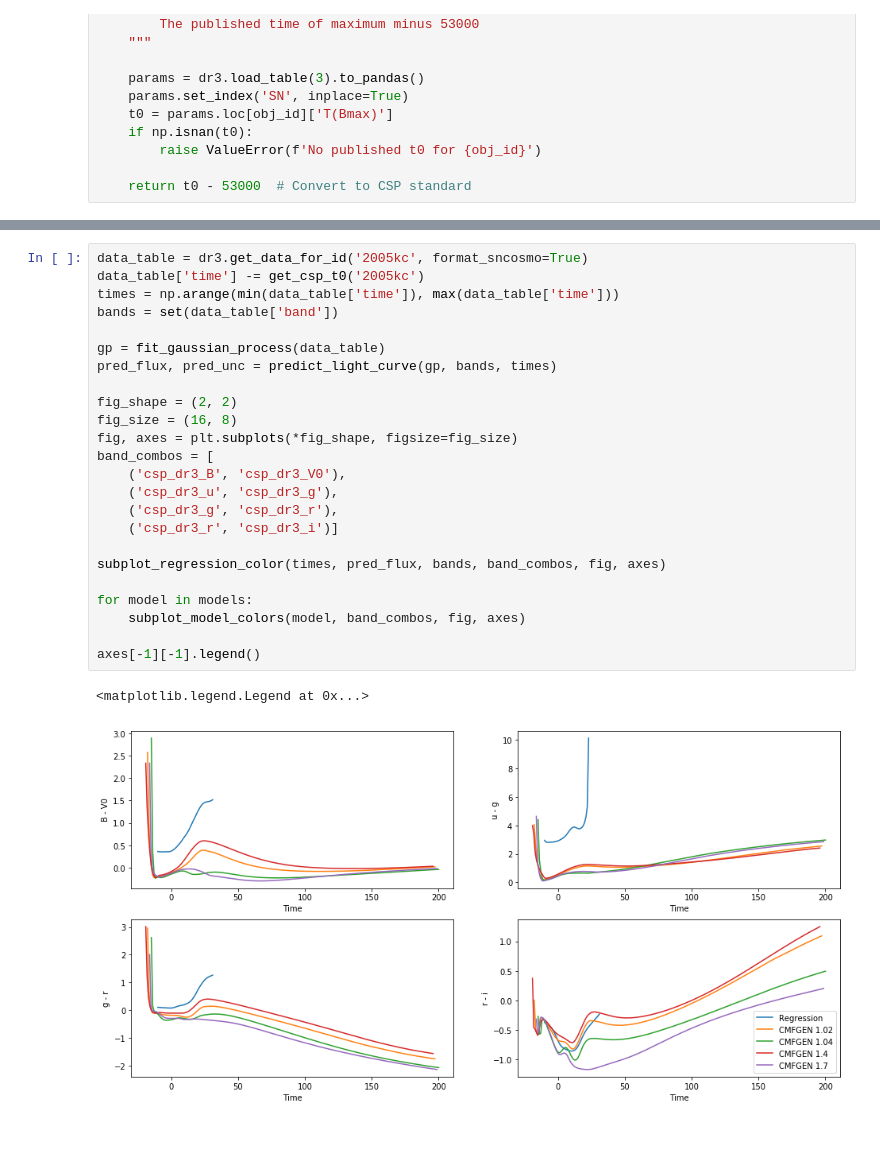
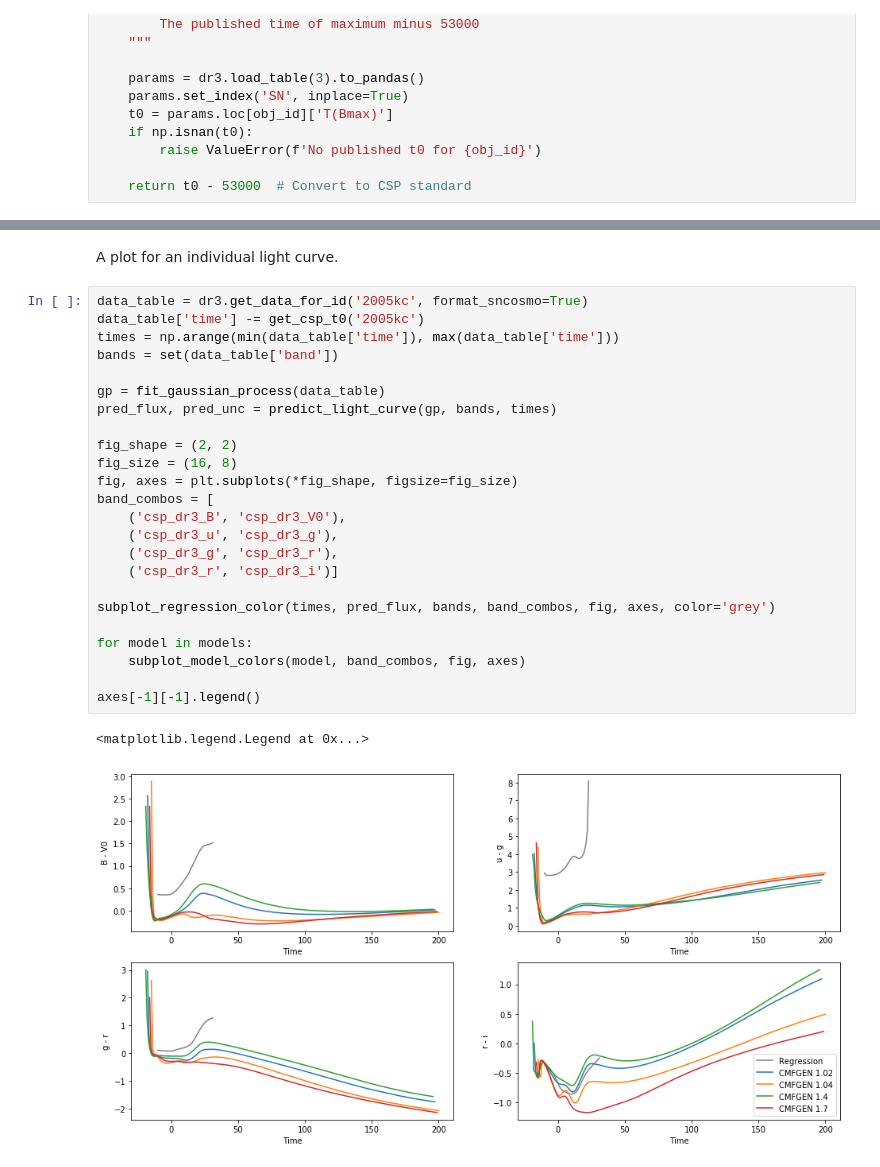
Before and after one commit to mwvgroup/csp-cmfgen, a Jupyter notebook: notebooks/gaussian_regression_colors.ipynb, the cells around one changed output, grey strips where cells are left out. Cells and saved outputs as stored; diff of their text form; blank space fills up the shorter version.

```diff
--- a/notebooks/gaussian_regression_colors.ipynb
+++ b/notebooks/gaussian_regression_colors.ipynb
@@ -256,30 +256,32 @@ def subplot_regression_color(times, pred_flux, bands, band_combos, fig, axes, **
         axis.plot(times, color, label=f'Regression', **kwargs)
 
     return fig, axes
+# %% [markdown]
+A plot for an individual light curve.
 # %%
 data_table = dr3.get_data_for_id('2005kc', format_sncosmo=True)
 data_table['time'] -= get_csp_t0('2005kc')
 times = np.arange(min(data_table['time']), max(data_table['time']))
 bands = set(data_table['band'])
 
 gp = fit_gaussian_process(data_table)
 pred_flux, pred_unc = predict_light_curve(gp, bands, times)
 
 fig_shape = (2, 2)
 fig_size = (16, 8)
 fig, axes = plt.subplots(*fig_shape, figsize=fig_size)
 band_combos = [
     ('csp_dr3_B', 'csp_dr3_V0'),
     ('csp_dr3_u', 'csp_dr3_g'),
     ('csp_dr3_g', 'csp_dr3_r'),
     ('csp_dr3_r', 'csp_dr3_i')]
 
-subplot_regression_color(times, pred_flux, bands, band_combos, fig, axes)
+subplot_regression_color(times, pred_flux, bands, band_combos, fig, axes, color='grey')
 
 for model in models:
     subplot_model_colors(model, band_combos, fig, axes)
 
 axes[-1][-1].legend()
 # %% [output]
 <matplotlib.legend.Legend at 0x...>
-[figure, old version]
+[figure, new version]
```
Also changed, not shown: parts of 8 cells of this notebook.
